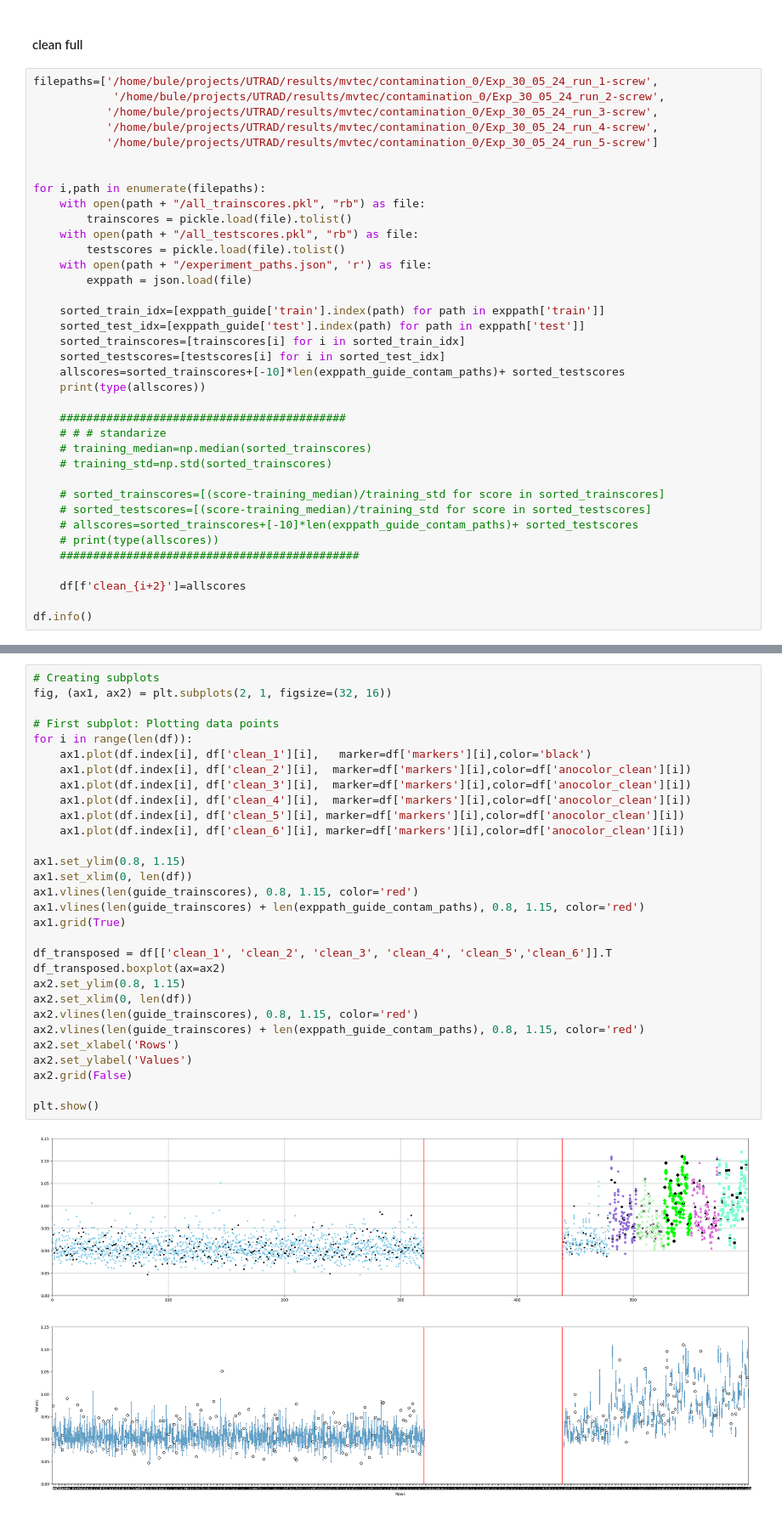
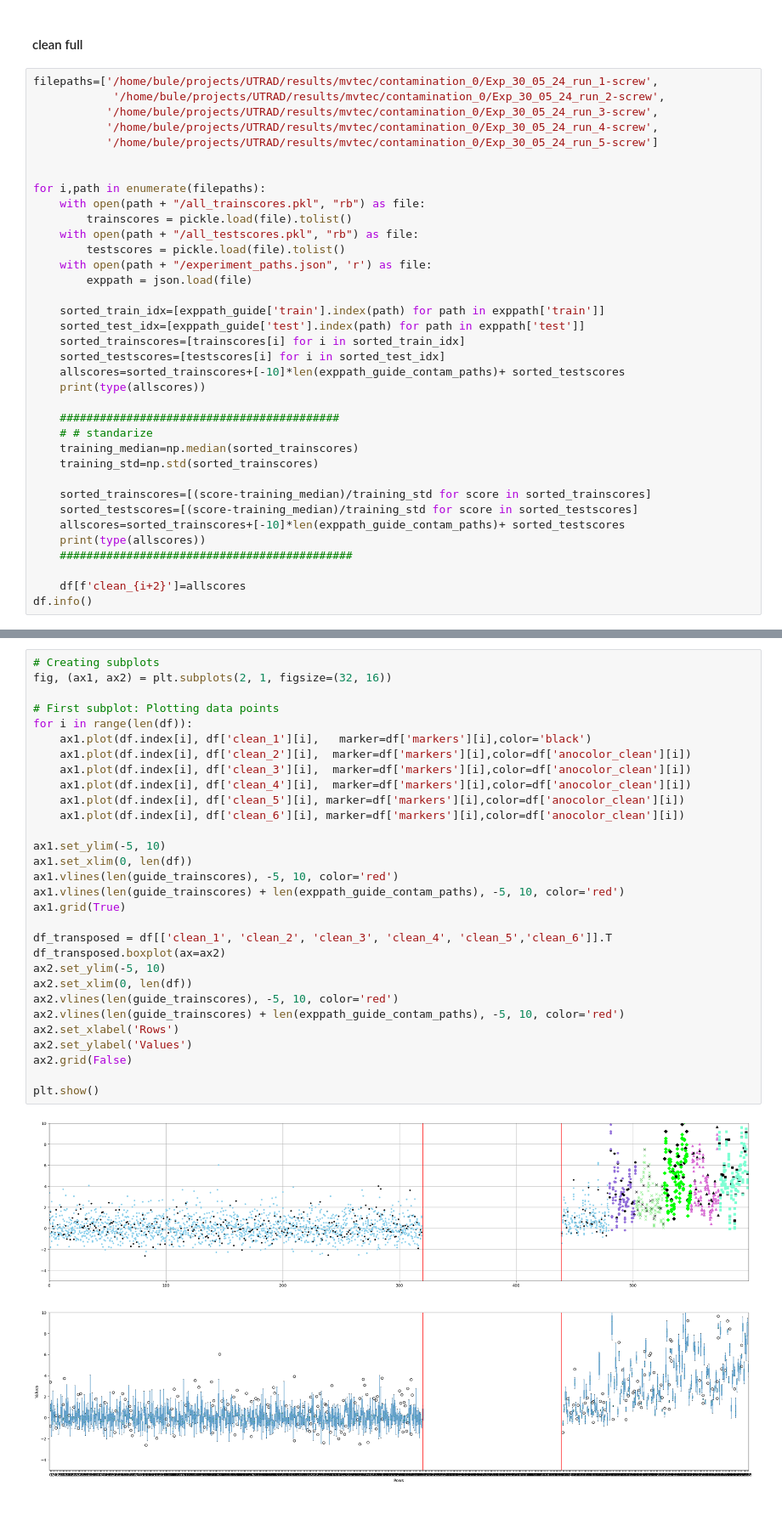
Before and after one commit to buehlpa/UTRAD, a Jupyter notebook: dev_screwruns_cont.ipynb, the cells around one changed output, grey strips where cells are left out. Shown at 85% size. Saved outputs shown, nothing was run; the diff lists cells and outputs as text.

```diff
--- a/dev_screwruns_cont.ipynb
+++ b/dev_screwruns_cont.ipynb
@@ -97,18 +120,17 @@ for i,path in enumerate(filepaths):
     allscores=sorted_trainscores+[-10]*len(exppath_guide_contam_paths)+ sorted_testscores
     print(type(allscores))
 
-    ###########################################
-    # # # standarize
-    # training_median=np.median(sorted_trainscores)
-    # training_std=np.std(sorted_trainscores)
+    ##########################################
+    # # standarize
+    training_median=np.median(sorted_trainscores)
+    training_std=np.std(sorted_trainscores)
 
-    # sorted_trainscores=[(score-training_median)/training_std for score in sorted_trainscores]
-    # sorted_testscores=[(score-training_median)/training_std for score in sorted_testscores]
-    # allscores=sorted_trainscores+[-10]*len(exppath_guide_contam_paths)+ sorted_testscores
-    # print(type(allscores))
-    #############################################
+    sorted_trainscores=[(score-training_median)/training_std for score in sorted_trainscores]
+    sorted_testscores=[(score-training_median)/training_std for score in sorted_testscores]
+    allscores=sorted_trainscores+[-10]*len(exppath_guide_contam_paths)+ sorted_testscores
+    print(type(allscores))
+    ############################################
 
     df[f'clean_{i+2}']=allscores
-
 df.info()
 # %% [output]
@@ -132,32 +154,32 @@ memory usage: 46.9+ KB
 # %%
 # Creating subplots
 fig, (ax1, ax2) = plt.subplots(2, 1, figsize=(32, 16))
 
 # First subplot: Plotting data points
 for i in range(len(df)):
     ax1.plot(df.index[i], df['clean_1'][i],   marker=df['markers'][i],color='black')
     ax1.plot(df.index[i], df['clean_2'][i],  marker=df['markers'][i],color=df['anocolor_clean'][i])
     ax1.plot(df.index[i], df['clean_3'][i],  marker=df['markers'][i],color=df['anocolor_clean'][i])
     ax1.plot(df.index[i], df['clean_4'][i],  marker=df['markers'][i],color=df['anocolor_clean'][i])
     ax1.plot(df.index[i], df['clean_5'][i], marker=df['markers'][i],color=df['anocolor_clean'][i])
     ax1.plot(df.index[i], df['clean_6'][i], marker=df['markers'][i],color=df['anocolor_clean'][i])
 
-ax1.set_ylim(0.8, 1.15)
+ax1.set_ylim(-5, 10)
 ax1.set_xlim(0, len(df))
-ax1.vlines(len(guide_trainscores), 0.8, 1.15, color='red')
-ax1.vlines(len(guide_trainscores) + len(exppath_guide_contam_paths), 0.8, 1.15, color='red')
+ax1.vlines(len(guide_trainscores), -5, 10, color='red')
+ax1.vlines(len(guide_trainscores) + len(exppath_guide_contam_paths), -5, 10, color='red')
 ax1.grid(True)
 
 df_transposed = df[['clean_1', 'clean_2', 'clean_3', 'clean_4', 'clean_5','clean_6']].T
 df_transposed.boxplot(ax=ax2)
-ax2.set_ylim(0.8, 1.15)
+ax2.set_ylim(-5, 10)
 ax2.set_xlim(0, len(df))
-ax2.vlines(len(guide_trainscores), 0.8, 1.15, color='red')
-ax2.vlines(len(guide_trainscores) + len(exppath_guide_contam_paths), 0.8, 1.15, color='red')
+ax2.vlines(len(guide_trainscores), -5, 10, color='red')
+ax2.vlines(len(guide_trainscores) + len(exppath_guide_contam_paths), -5, 10, color='red')
 ax2.set_xlabel('Rows')
 ax2.set_ylabel('Values')
 ax2.grid(False)
 
 plt.show()
 # %% [output]
-[figure, old version]
+[figure, new version]
```
Also changed, not shown: parts of 11 cells of this notebook.
